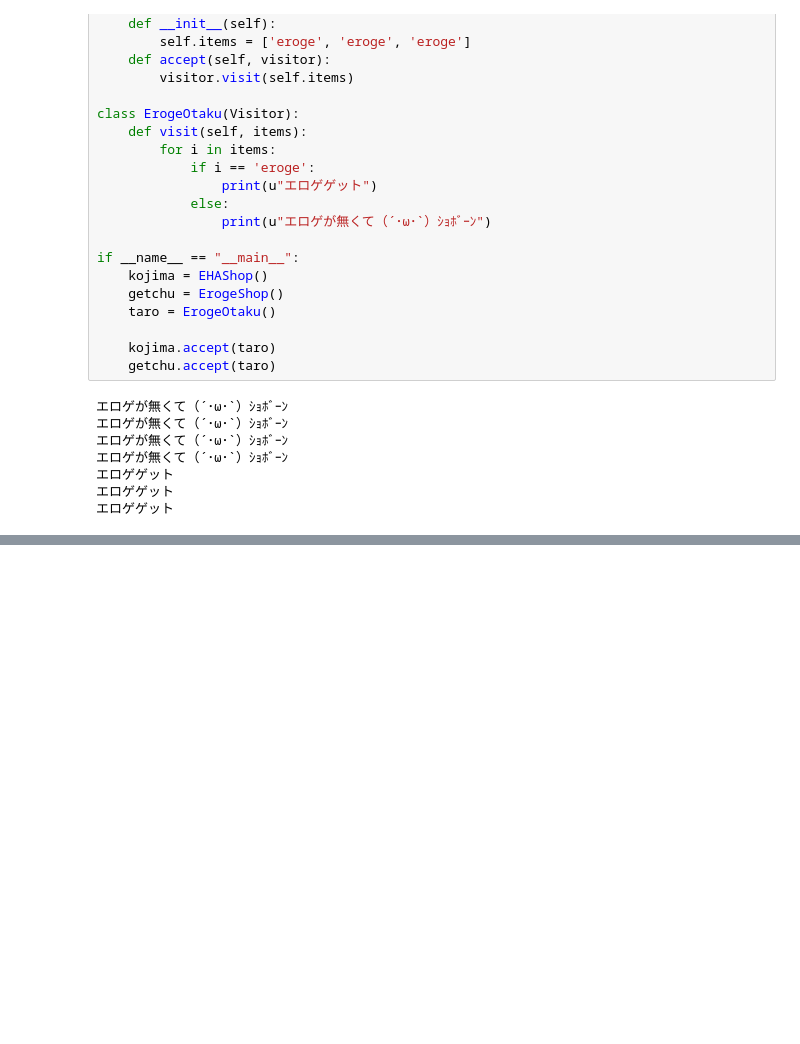
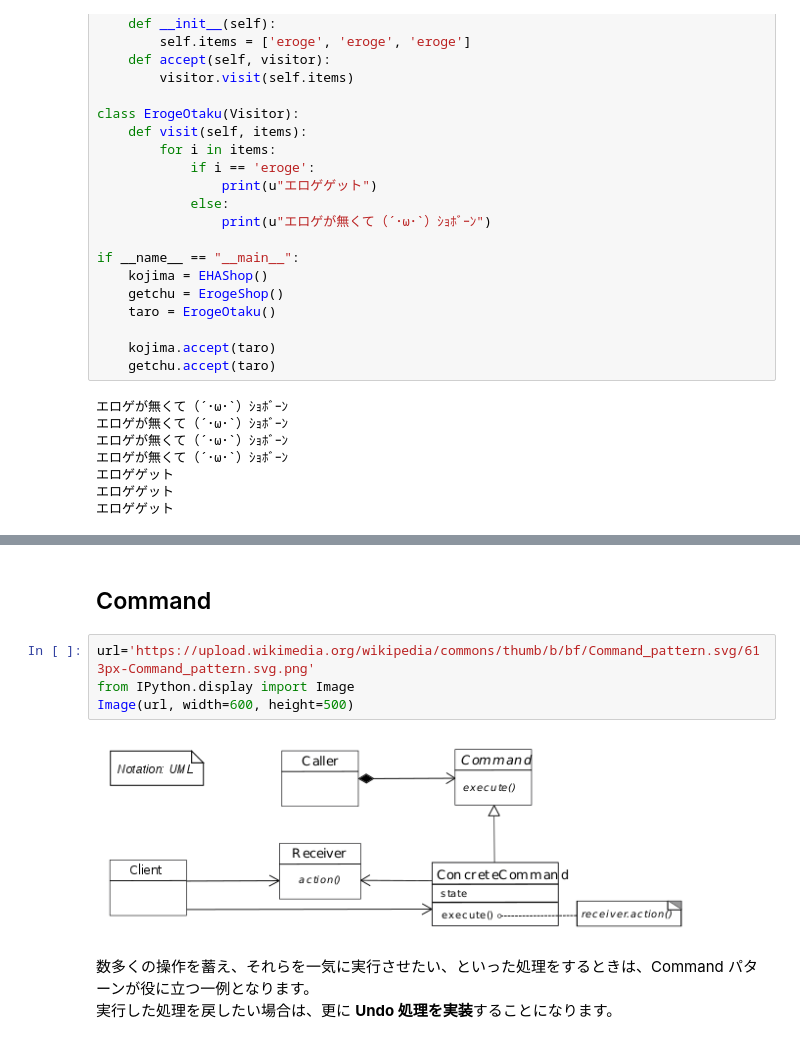
Before and after one commit to kentakozuka/data_science_notes, a Jupyter notebook: design_pattern/design_patter_py.ipynb, the cells around one changed output, grey strips where cells are left out. Saved outputs shown, nothing was run; the diff lists cells and outputs as text; blank space fills up the shorter version.

```diff
--- a/design_pattern/design_patter_py.ipynb
+++ b/design_pattern/design_patter_py.ipynb
@@ -1262,0 +1341,11 @@ if __name__ == "__main__":
+# %% [markdown]
+## Command
+# %%
+url='https://upload.wikimedia.org/wikipedia/commons/thumb/b/bf/Command_pattern.svg/613px-Command_pattern.svg.png'
+from IPython.display import Image
+Image(url, width=600, height=500)
+# %% [output]
+[figure, added]
+# %% [markdown]
+数多くの操作を蓄え、それらを一気に実行させたい、といった処理をするときは、Command パターンが役に立つ一例となります。
+実行した処理を戻したい場合は、更に **Undo 処理を実装**することになります。
```
Also changed, not shown: parts of 26 cells of this notebook, 3 other files.
